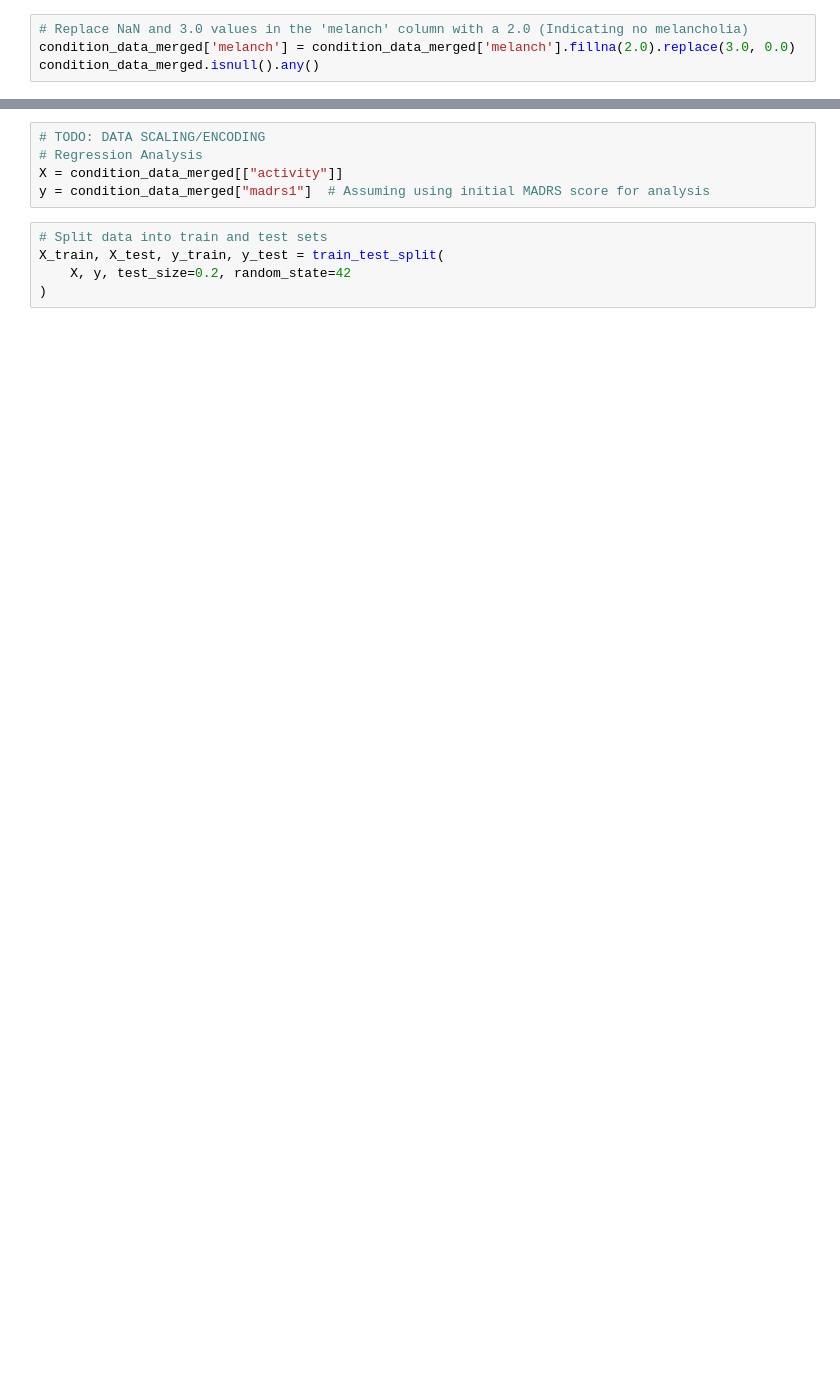
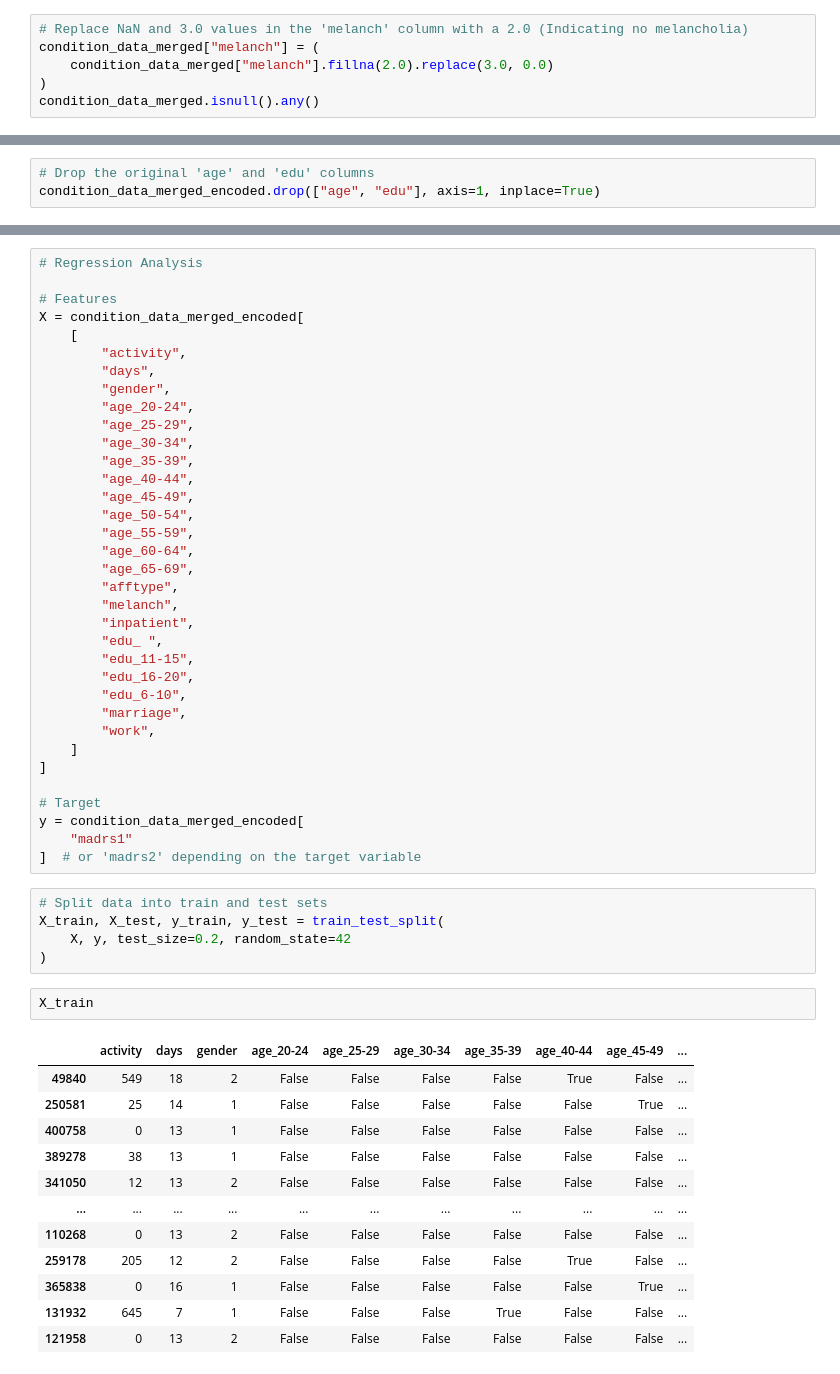
Before and after one commit to Joshua-Conde/Depression, a Jupyter notebook: depression.ipynb, the cells around one changed output, grey strips where cells are left out. Cells and saved outputs as stored; diff of their text form; blank space fills up the shorter version.

```diff
--- a/depression.ipynb
+++ b/depression.ipynb
@@ -121,7 +137,9 @@ madrs2              False
 dtype: bool
 # %%
 # Replace NaN and 3.0 values in the 'melanch' column with a 2.0 (Indicating no melancholia)
-condition_data_merged['melanch'] = condition_data_merged['melanch'].fillna(2.0).replace(3.0, 0.0)
+condition_data_merged["melanch"] = (
+    condition_data_merged["melanch"].fillna(2.0).replace(3.0, 0.0)
+)
 condition_data_merged.isnull().any()
 # %% [output]
 timestamp           False
@@ -172,0 +209,3 @@ plt.show()
+# %%
+# Drop the original 'age' and 'edu' columns
+condition_data_merged_encoded.drop(["age", "edu"], axis=1, inplace=True)
@@ -173,10 +221,55 @@ plt.show()
 # %%
-# TODO: DATA SCALING/ENCODING
 # Regression Analysis
-X = condition_data_merged[["activity"]]
-y = condition_data_merged["madrs1"]  # Assuming using initial MADRS score for analysis
+
+# Features
+X = condition_data_merged_encoded[
+    [
+        "activity",
+        "days",
+        "gender",
+        "age_20-24",
+        "age_25-29",
+        "age_30-34",
+        "age_35-39",
+        "age_40-44",
+        "age_45-49",
+        "age_50-54",
+        "age_55-59",
+        "age_60-64",
+        "age_65-69",
+        "afftype",
+        "melanch",
+        "inpatient",
+        "edu_ ",
+        "edu_11-15",
+        "edu_16-20",
+        "edu_6-10",
+        "marriage",
+        "work",
+    ]
+]
+
+# Target
+y = condition_data_merged_encoded[
+    "madrs1"
+]  # or 'madrs2' depending on the target variable
 # %%
 # Split data into train and test sets
 X_train, X_test, y_train, y_test = train_test_split(
     X, y, test_size=0.2, random_state=42
 )
+# %%
+X_train
+# %% [output]
+|  | activity | days | gender | age_20-24 | age_25-29 | age_30-34 | age_35-39 | age_40-44 | age_45-49 | ... |
+| 49840 | 549 | 18 | 2 | False | False | False | False | True | False | ... |
+| 250581 | 25 | 14 | 1 | False | False | False | False | False | True | ... |
+| 400758 | 0 | 13 | 1 | False | False | False | False | False | False | ... |
+| 389278 | 38 | 13 | 1 | False | False | False | False | False | False | ... |
+| 341050 | 12 | 13 | 2 | False | False | False | False | False | False | ... |
+| ... | ... | ... | ... | ... | ... | ... | ... | ... | ... | ... |
+| 110268 | 0 | 13 | 2 | False | False | False | False | False | False | ... |
+| 259178 | 205 | 12 | 2 | False | False | False | False | True | False | ... |
+| 365838 | 0 | 16 | 1 | False | False | False | False | False | True | ... |
+| 131932 | 645 | 7 | 1 | False | False | False | True | False | False | ... |
+| 121958 | 0 | 13 | 2 | False | False | False | False | False | False | ... |
```
Also changed, not shown: parts of 24 cells of this notebook.
